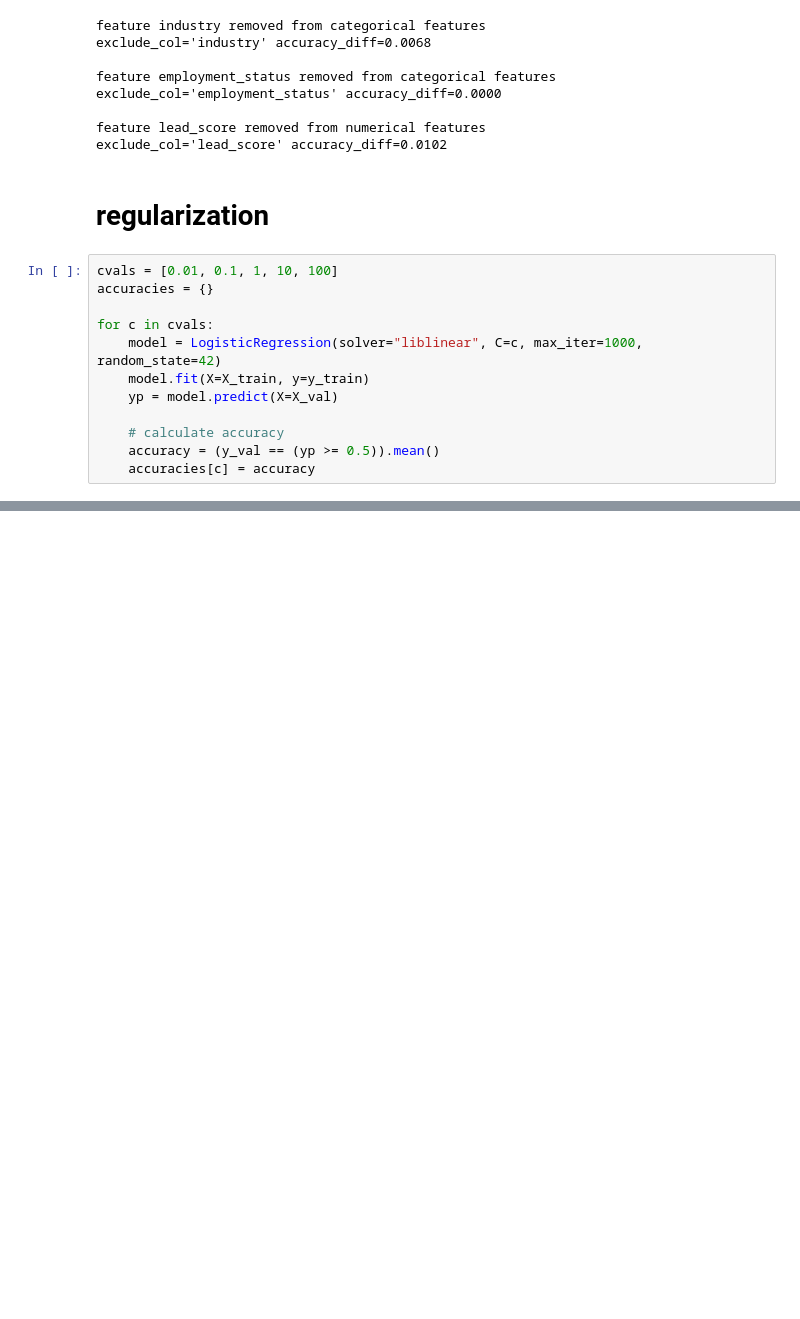
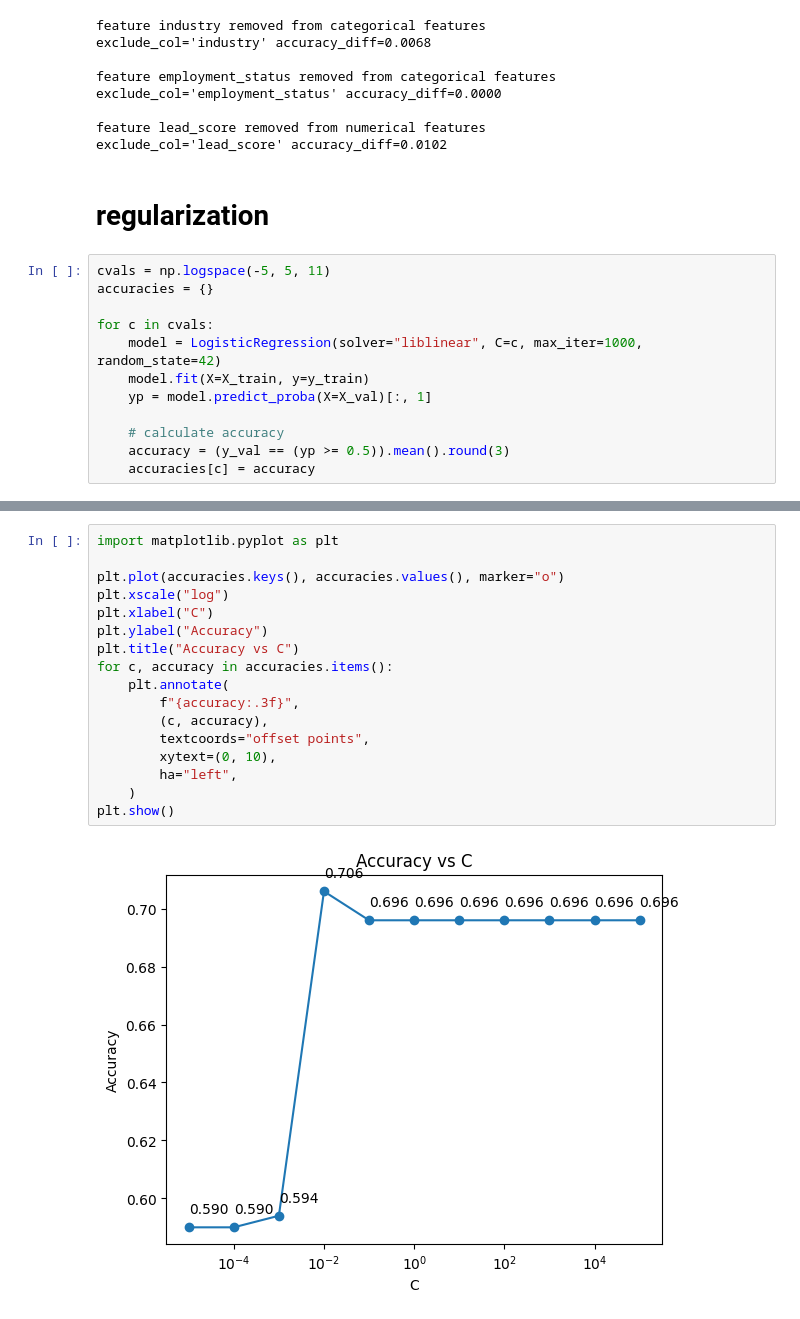
Before and after one commit to chanana/mlzoomcamp, a Jupyter notebook: notebooks/03-classification/homework.ipynb, the cells around one changed output, grey strips where cells are left out. Drawn from its saved outputs; the diff is of its cells as text; blank space fills up the shorter version.

Commit message:
graph

```diff
--- a/notebooks/03-classification/homework.ipynb
+++ b/notebooks/03-classification/homework.ipynb
@@ -254,16 +259,16 @@ exclude_col='lead_score' accuracy_diff=0.0102
 # %% [markdown]
 # regularization
 # %%
-cvals = [0.01, 0.1, 1, 10, 100]
+cvals = np.logspace(-5, 5, 11)
 accuracies = {}
 
 for c in cvals:
     model = LogisticRegression(solver="liblinear", C=c, max_iter=1000, random_state=42)
     model.fit(X=X_train, y=y_train)
-    yp = model.predict(X=X_val)
+    yp = model.predict_proba(X=X_val)[:, 1]
 
     # calculate accuracy
-    accuracy = (y_val == (yp >= 0.5)).mean()
+    accuracy = (y_val == (yp >= 0.5)).mean().round(3)
     accuracies[c] = accuracy
 # %%
 for c, accuracy in accuracies.items():
@@ -276,0 +288,19 @@ c=100 and accuracy=0.6962457337883959
+# %%
+import matplotlib.pyplot as plt
+
+plt.plot(accuracies.keys(), accuracies.values(), marker="o")
+plt.xscale("log")
+plt.xlabel("C")
+plt.ylabel("Accuracy")
+plt.title("Accuracy vs C")
+for c, accuracy in accuracies.items():
+    plt.annotate(
+        f"{accuracy:.3f}",
+        (c, accuracy),
+        textcoords="offset points",
+        xytext=(0, 10),
+        ha="left",
+    )
+plt.show()
+# %% [output]
+[figure, added]
```
Also changed, not shown: parts of 6 cells of this notebook.
